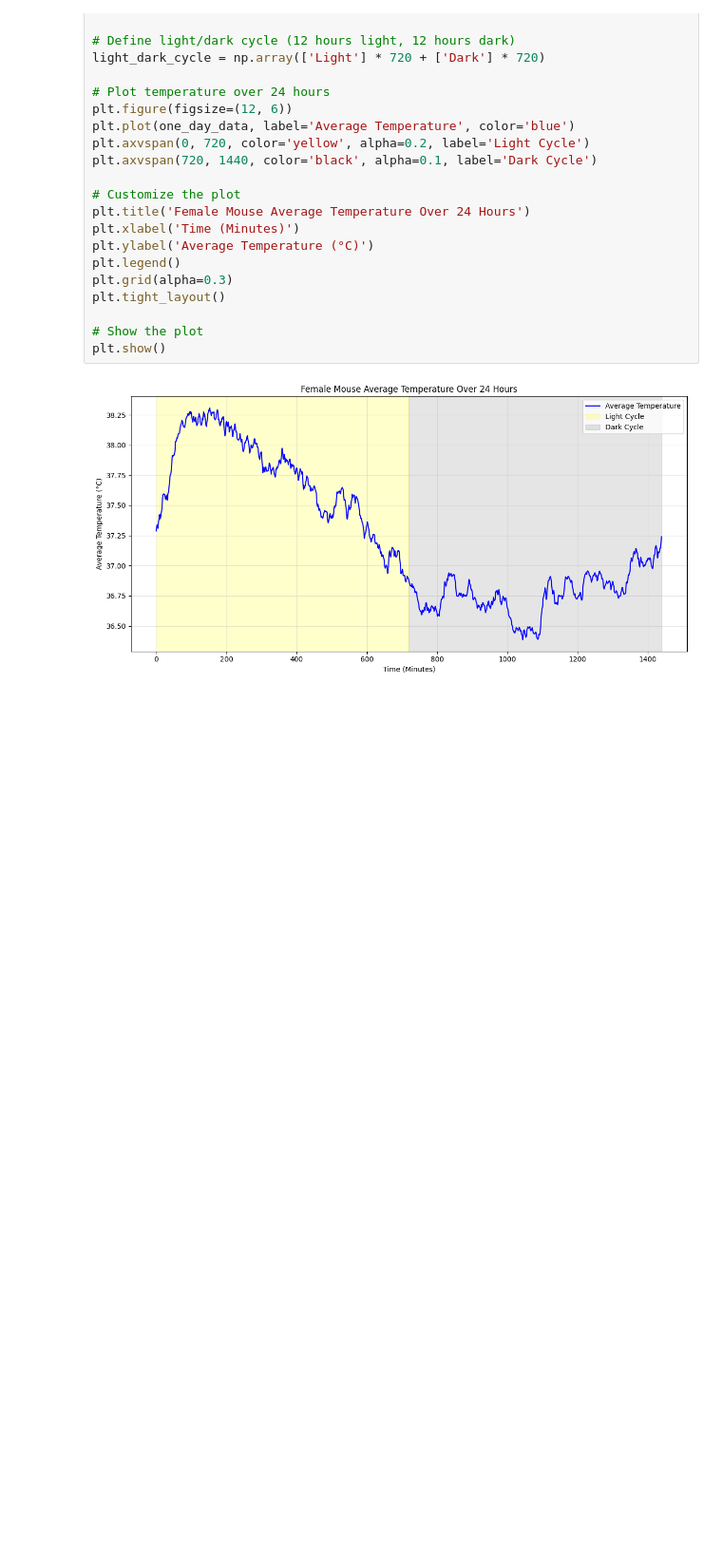
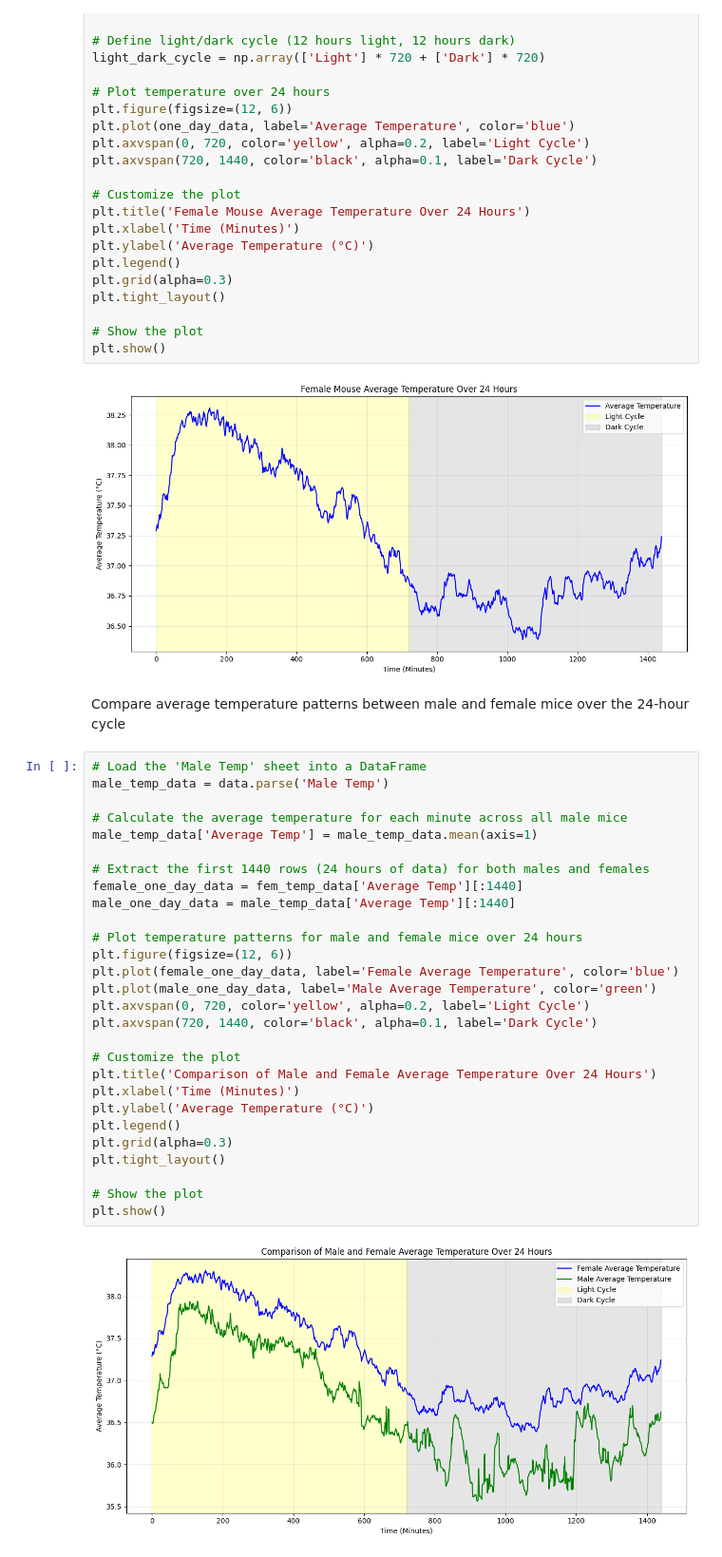
Before and after one commit to jaw039/mouse-data-analysis, a Jupyter notebook: mouse_temperature_analysis.ipynb, the cells around one changed output. Shown at 95% size. Cells and saved outputs as stored; diff of their text form; blank space fills up the shorter version.

```diff
--- a/mouse_temperature_analysis.ipynb
+++ b/mouse_temperature_analysis.ipynb
@@ -62,3 +65,35 @@ plt.tight_layout()
 plt.show()
 # %% [output]
 [figure]
+# %% [markdown]
+Compare average temperature patterns between male and female mice over the 24-hour cycle
+# %%
+# Load the 'Male Temp' sheet into a DataFrame
+male_temp_data = data.parse('Male Temp')
+
+# Calculate the average temperature for each minute across all male mice
+male_temp_data['Average Temp'] = male_temp_data.mean(axis=1)
+
+# Extract the first 1440 rows (24 hours of data) for both males and females
+female_one_day_data = fem_temp_data['Average Temp'][:1440]
+male_one_day_data = male_temp_data['Average Temp'][:1440]
+
+# Plot temperature patterns for male and female mice over 24 hours
+plt.figure(figsize=(12, 6))
+plt.plot(female_one_day_data, label='Female Average Temperature', color='blue')
+plt.plot(male_one_day_data, label='Male Average Temperature', color='green')
+plt.axvspan(0, 720, color='yellow', alpha=0.2, label='Light Cycle')
+plt.axvspan(720, 1440, color='black', alpha=0.1, label='Dark Cycle')
+
+# Customize the plot
+plt.title('Comparison of Male and Female Average Temperature Over 24 Hours')
+plt.xlabel('Time (Minutes)')
+plt.ylabel('Average Temperature (°C)')
+plt.legend()
+plt.grid(alpha=0.3)
+plt.tight_layout()
+
+# Show the plot
+plt.show()
+# %% [output]
+[figure, added]
```
Also changed, not shown: parts of 7 cells of this notebook.
